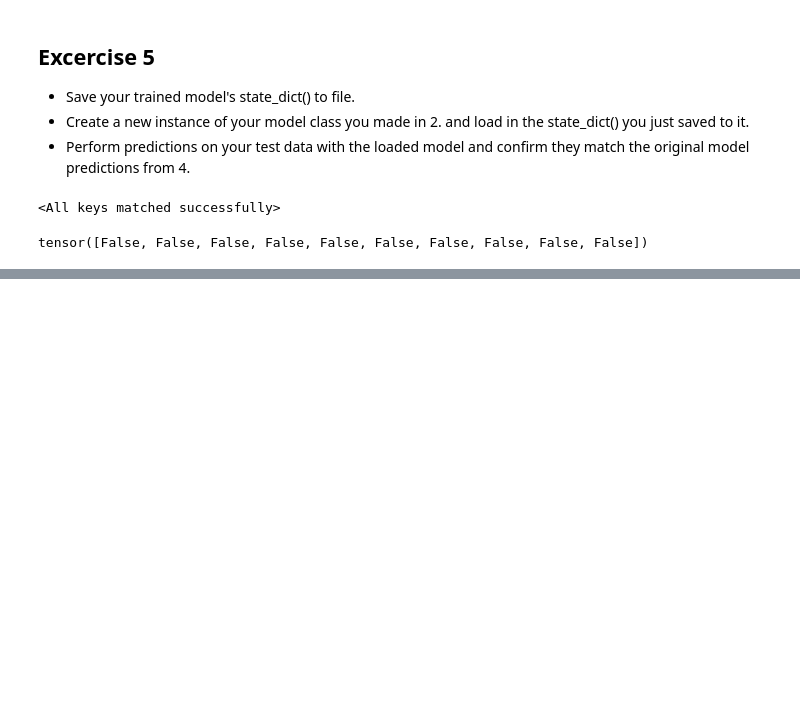
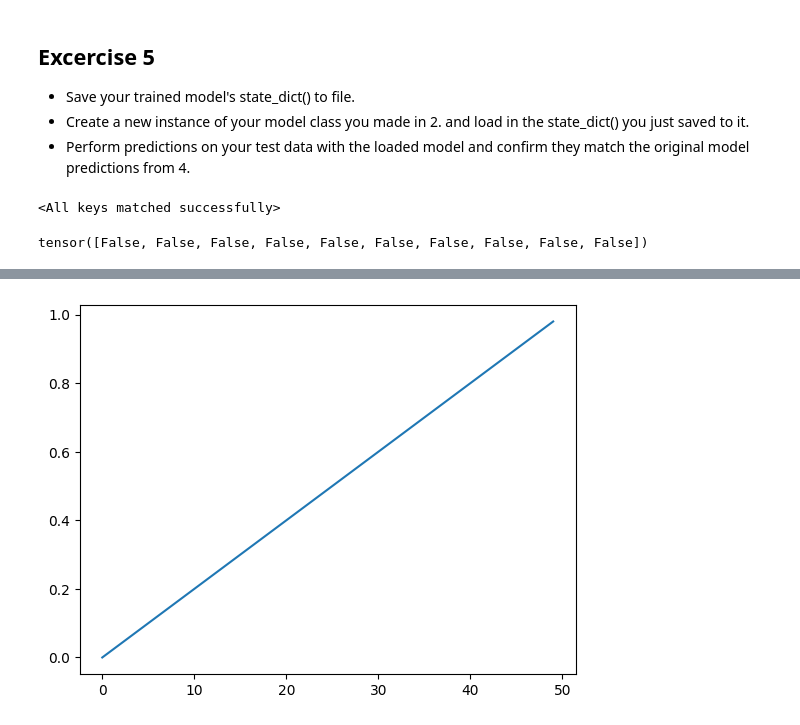
Before and after one commit to 27804balaji/Pytorch, a Jupyter notebook: PyTorch_Excercise.ipynb, the cells around one changed output, grey strips where cells are left out. Drawn from its saved outputs; the diff is of its cells as text; code cells hidden in the pictures; blank space fills up the shorter version.

```diff
--- a/PyTorch_Excercise.ipynb
+++ b/PyTorch_Excercise.ipynb
@@ -469,0 +748,6 @@ tensor([False, False, False, False, False, False, False, False, False, False])
+# %%
+import matplotlib.pyplot as plt
+
+plt.plot(A);
+# %% [output]
+[figure, added]
```
Also changed, not shown: parts of 55 cells of this notebook.
